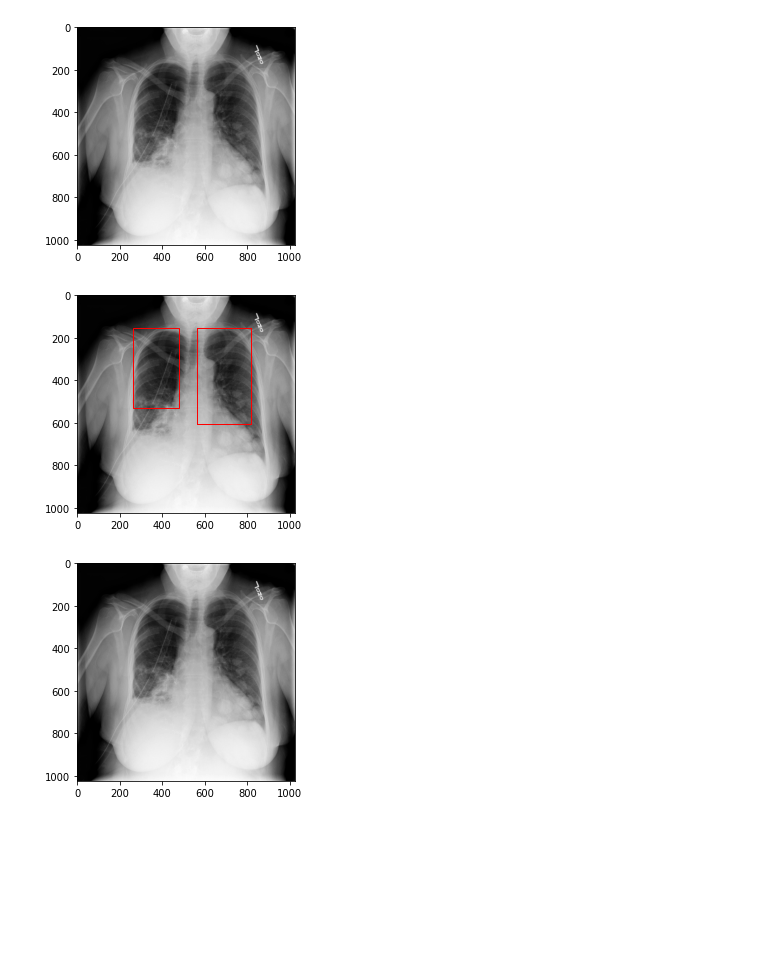
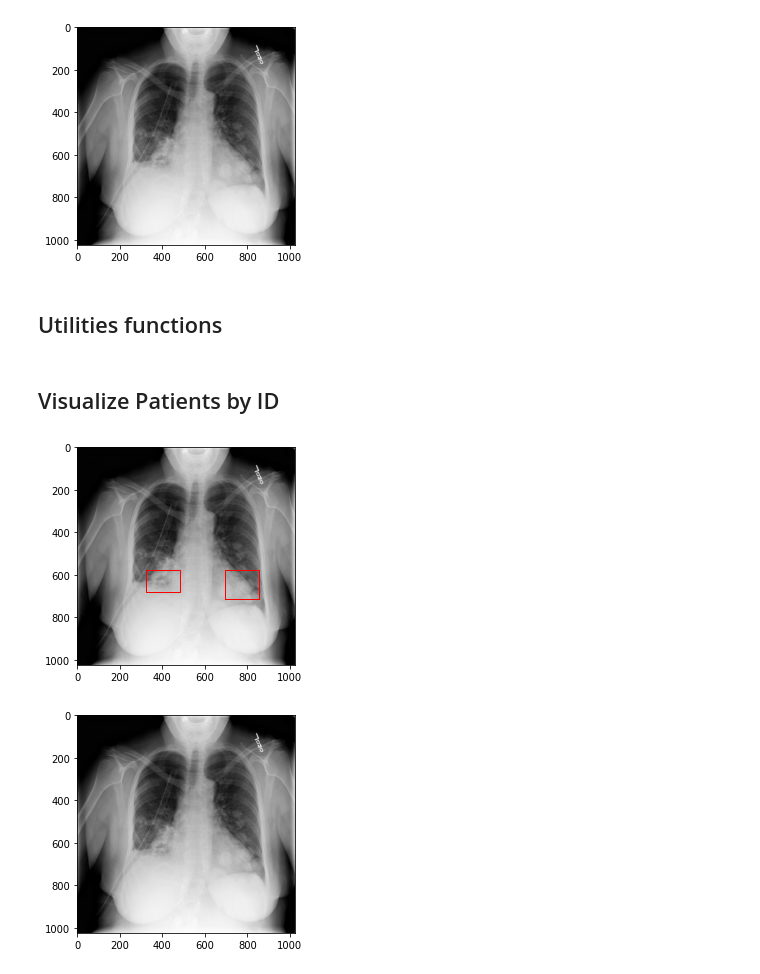
Before and after one commit to omarsayed7/RSNA-Pneumonia-Detection, a Jupyter notebook: RSNA_Pneumonia_Detection.ipynb, the cells around one changed output. Saved outputs shown, nothing was run; the diff lists cells and outputs as text; code cells hidden in the pictures; blank space fills up the shorter version.

Commit message:
finish visualization section and start with some statistics

```diff
--- a/RSNA_Pneumonia_Detection.ipynb
+++ b/RSNA_Pneumonia_Detection.ipynb
@@ -191,6 +188,8 @@ pylab.imshow(im, cmap=pylab.cm.gist_gray)
 # %% [output]
 <matplotlib.image.AxesImage at 0x...>
 [figure]
+# %% [markdown]
+## Utilities functions
 # %%
 def get_sample(dataframe, img_dir, patientId):
   '''
@@ -242,11 +241,13 @@ def draw(img, x, y, h, w):
   ax.add_patch(rect)
 
   plt.show()
+# %% [markdown]
+## Visualize Patients by ID
 # %%
-img, x, y, h, w, target = get_sample(dataframe = train_labels,img_dir = 'stage_2_train_images', patientId = '00436515-870c-4b36-a041-de91049b9ab4')
+img, x, y, h, w, target = get_sample(dataframe = train_labels,img_dir = 'stage_2_train_images', patientId = '00704310-78a8-4b38-8475-49f4573b2dbb')
 draw(img,x,y,h,w)
 # %% [output]
-[figure, old version]
+[figure, new version]
 # %%
 img, x, y, h, w, target = get_sample(dataframe = train_labels,img_dir = 'stage_2_train_images', patientId = '00322d4d-1c29-4943-afc9-b6754be640eb')
 draw(img,x,y,h,w)
```
Also changed, not shown: parts of 15 cells of this notebook.
